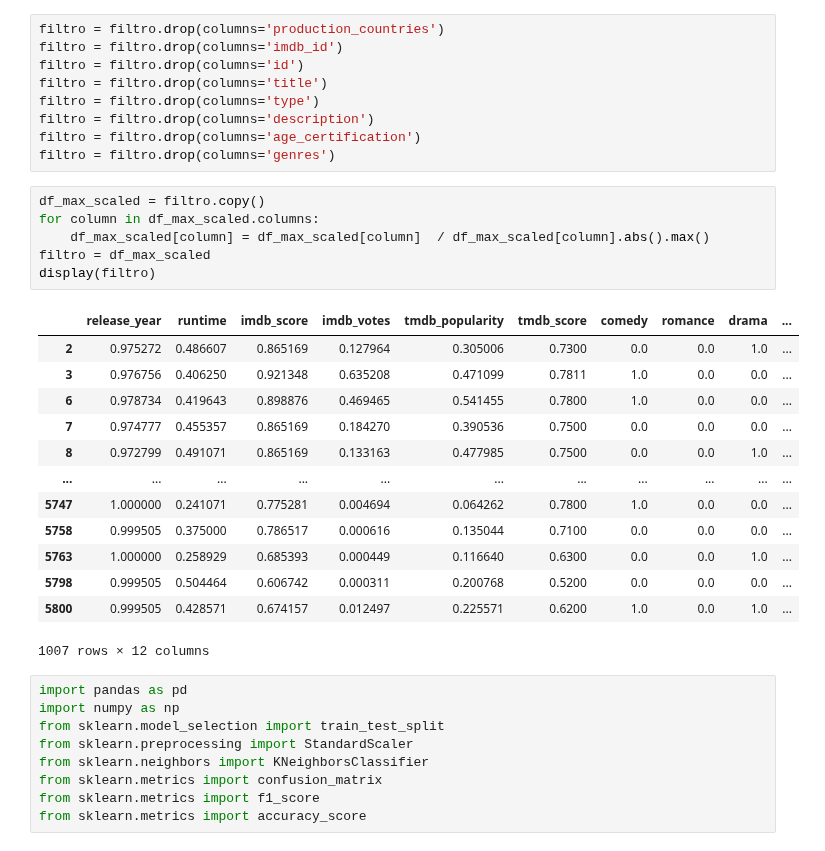
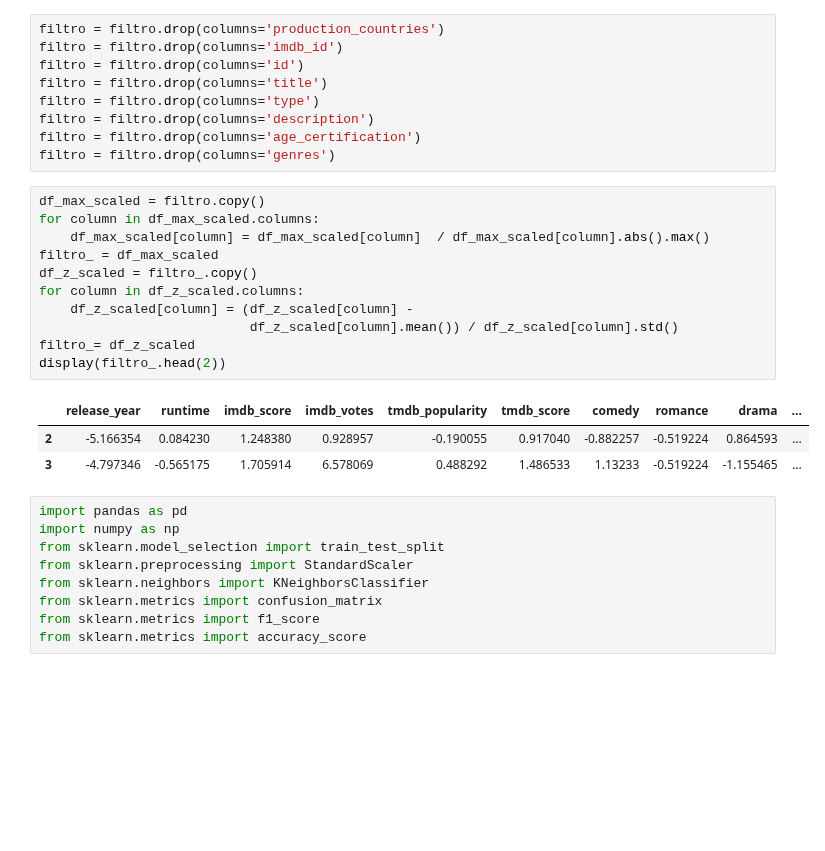
Before and after one commit to insper-classroom/22-2c-cd-p2-grupo_mace_girls, a Jupyter notebook: dados/relatorio.ipynb, the cells around one changed output. Drawn from its saved outputs; the diff is of its cells as text; blank space fills up the shorter version.

```diff
--- a/dados/relatorio.ipynb
+++ b/dados/relatorio.ipynb
@@ -483,23 +472,18 @@ filtro = filtro.drop(columns='genres')
 # %%
 df_max_scaled = filtro.copy()
 for column in df_max_scaled.columns:
     df_max_scaled[column] = df_max_scaled[column]  / df_max_scaled[column].abs().max()
-filtro = df_max_scaled
-display(filtro)
+filtro_ = df_max_scaled
+df_z_scaled = filtro_.copy()
+for column in df_z_scaled.columns:
+    df_z_scaled[column] = (df_z_scaled[column] -
+                           df_z_scaled[column].mean()) / df_z_scaled[column].std()
+filtro_= df_z_scaled
+display(filtro_.head(2))
 # %% [output]
 |  | release_year | runtime | imdb_score | imdb_votes | tmdb_popularity | tmdb_score | comedy | romance | drama | ... |
-| 2 | 0.975272 | 0.486607 | 0.865169 | 0.127964 | 0.305006 | 0.7300 | 0.0 | 0.0 | 1.0 | ... |
-| 3 | 0.976756 | 0.406250 | 0.921348 | 0.635208 | 0.471099 | 0.7811 | 1.0 | 0.0 | 0.0 | ... |
-| 6 | 0.978734 | 0.419643 | 0.898876 | 0.469465 | 0.541455 | 0.7800 | 1.0 | 0.0 | 0.0 | ... |
-| 7 | 0.974777 | 0.455357 | 0.865169 | 0.184270 | 0.390536 | 0.7500 | 0.0 | 0.0 | 0.0 | ... |
-| 8 | 0.972799 | 0.491071 | 0.865169 | 0.133163 | 0.477985 | 0.7500 | 0.0 | 0.0 | 1.0 | ... |
-| ... | ... | ... | ... | ... | ... | ... | ... | ... | ... | ... |
-| 5747 | 1.000000 | 0.241071 | 0.775281 | 0.004694 | 0.064262 | 0.7800 | 1.0 | 0.0 | 0.0 | ... |
-| 5758 | 0.999505 | 0.375000 | 0.786517 | 0.000616 | 0.135044 | 0.7100 | 0.0 | 0.0 | 0.0 | ... |
-| 5763 | 1.000000 | 0.258929 | 0.685393 | 0.000449 | 0.116640 | 0.6300 | 0.0 | 0.0 | 1.0 | ... |
-| 5798 | 0.999505 | 0.504464 | 0.606742 | 0.000311 | 0.200768 | 0.5200 | 0.0 | 0.0 | 0.0 | ... |
-| 5800 | 0.999505 | 0.428571 | 0.674157 | 0.012497 | 0.225571 | 0.6200 | 1.0 | 0.0 | 1.0 | ... |
+| 2 | -5.166354 | 0.084230 | 1.248380 | 0.928957 | -0.190055 | 0.917040 | -0.882257 | -0.519224 | 0.864593 | ... |
+| 3 | -4.797346 | -0.565175 | 1.705914 | 6.578069 | 0.488292 | 1.486533 | 1.13233 | -0.519224 | -1.155465 | ... |
-1007 rows × 12 columns
 # %%
 import pandas as pd
 import numpy as np
```
Also changed, not shown: parts of 15 cells of this notebook.
